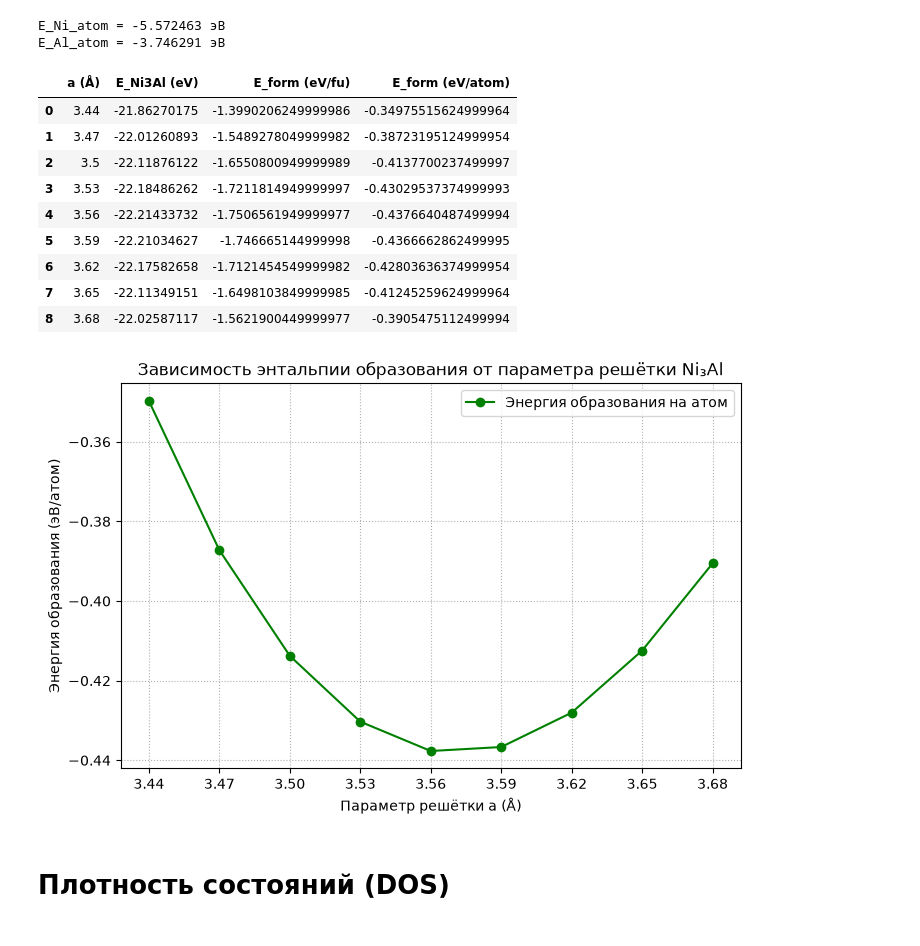
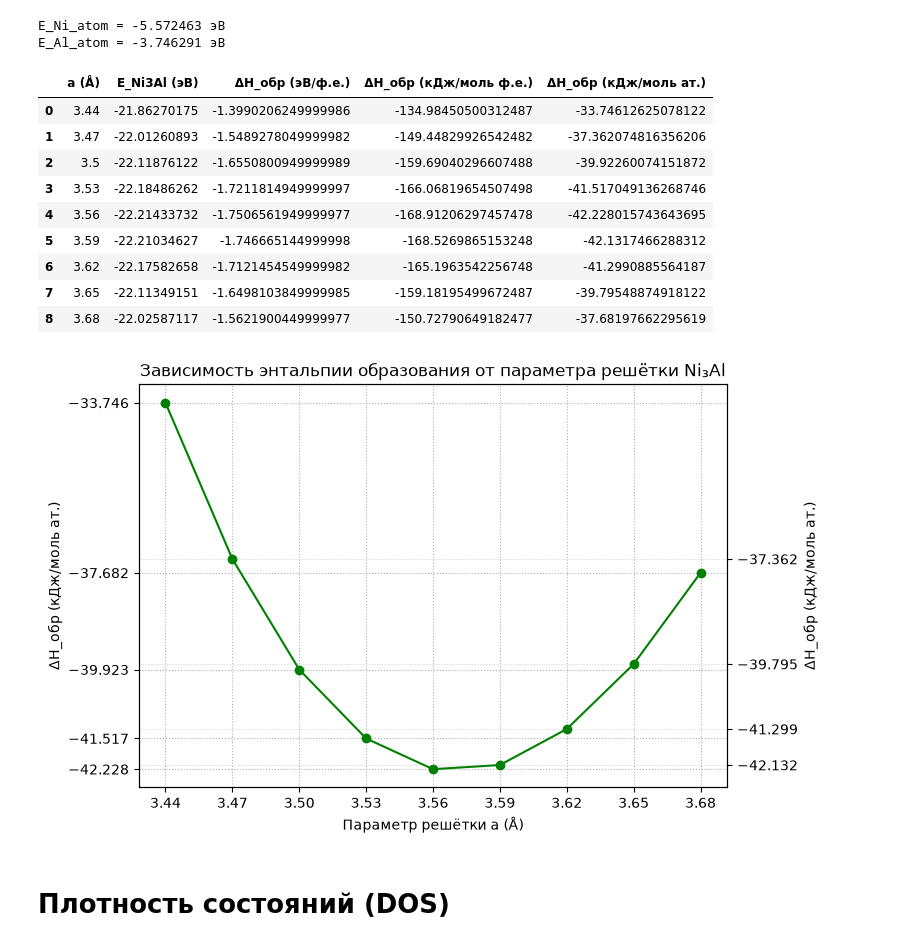
Before and after one commit to hherpa/HEA_L12, a Jupyter notebook: DFT/example_Ni3Al/run_06/run_6_VASP_analysis.ipynb, the cells around one changed output. Cells and saved outputs as stored; diff of their text form; code cells hidden in the pictures.

```diff
--- a/DFT/example_Ni3Al/run_06/run_6_VASP_analysis.ipynb
+++ b/DFT/example_Ni3Al/run_06/run_6_VASP_analysis.ipynb
@@ -314,42 +360,57 @@ print(f"E_Al_atom = {E_Al_atom:.6f} эВ")
 E_Ni_atom = -5.572463 эВ
 E_Al_atom = -3.746291 эВ
 # %%
-# Энергия образования на формульную единицу
+eV_to_kJ_mol = 96.485
+
 E_form_fu = [e - (3*E_Ni_atom + E_Al_atom) for e in energies]
-
-# Энергия образования на атом
-E_form_at = [e/4.0 - (0.75*E_Ni_atom + 0.25*E_Al_atom) for e in energies]
+E_form_kJ_fu = [e * eV_to_kJ_mol for e in E_form_fu]
+E_form_kJ_at = [e / 4 for e in E_form_kJ_fu]
 
 df_eos = pd.DataFrame({
     'a (Å)': a_values,
-    'E_Ni3Al (eV)': energies,
-    'E_form (eV/fu)': E_form_fu,
-    'E_form (eV/atom)': E_form_at
+    'E_Ni3Al (эВ)': energies,
+    'ΔH_обр (эВ/ф.е.)': E_form_fu,
+    'ΔH_обр (кДж/моль ф.е.)': E_form_kJ_fu,
+    'ΔH_обр (кДж/моль ат.)': E_form_kJ_at
 })
 df_eos
 # %% [output]
-|  | a (Å) | E_Ni3Al (eV) | E_form (eV/fu) | E_form (eV/atom) |
-| 0 | 3.44 | -21.86270175 | -1.3990206249999986 | -0.34975515624999964 |
-| 1 | 3.47 | -22.01260893 | -1.5489278049999982 | -0.38723195124999954 |
-| 2 | 3.5 | -22.11876122 | -1.6550800949999989 | -0.4137700237499997 |
-| 3 | 3.53 | -22.18486262 | -1.7211814949999997 | -0.43029537374999993 |
-| 4 | 3.56 | -22.21433732 | -1.7506561949999977 | -0.4376640487499994 |
-| 5 | 3.59 | -22.21034627 | -1.746665144999998 | -0.4366662862499995 |
-| 6 | 3.62 | -22.17582658 | -1.7121454549999982 | -0.42803636374999954 |
-| 7 | 3.65 | -22.11349151 | -1.6498103849999985 | -0.41245259624999964 |
-| 8 | 3.68 | -22.02587117 | -1.5621900449999977 | -0.3905475112499994 |
+|  | a (Å) | E_Ni3Al (эВ) | ΔH_обр (эВ/ф.е.) | ΔH_обр (кДж/моль ф.е.) | ΔH_обр (кДж/моль ат.) |
+| 0 | 3.44 | -21.86270175 | -1.3990206249999986 | -134.98450500312487 | -33.74612625078122 |
+| 1 | 3.47 | -22.01260893 | -1.5489278049999982 | -149.44829926542482 | -37.362074816356206 |
+| 2 | 3.5 | -22.11876122 | -1.6550800949999989 | -159.69040296607488 | -39.92260074151872 |
+| 3 | 3.53 | -22.18486262 | -1.7211814949999997 | -166.06819654507498 | -41.517049136268746 |
+| 4 | 3.56 | -22.21433732 | -1.7506561949999977 | -168.91206297457478 | -42.228015743643695 |
+| 5 | 3.59 | -22.21034627 | -1.746665144999998 | -168.5269865153248 | -42.1317466288312 |
+| 6 | 3.62 | -22.17582658 | -1.7121454549999982 | -165.1963542256748 | -41.2990885564187 |
+| 7 | 3.65 | -22.11349151 | -1.6498103849999985 | -159.18195499672487 | -39.79548874918122 |
+| 8 | 3.68 | -22.02587117 | -1.5621900449999977 | -150.72790649182477 | -37.68197662295619 |
 # %%
-plt.figure(figsize=(8,5))
-plt.plot(a_values, E_form_at, 'o-', color='green', label='Энергия образования на атом')
-plt.xlabel('Параметр решётки a (Å)')
-plt.ylabel('Энергия образования (эВ/атом)')
+fig, ax1 = plt.subplots(figsize=(8,5))
+ax1.plot(a_values, E_form_kJ_at, 'o-', color='green', label='ΔH_обр')
+ax1.set_xlabel('Параметр решётки a (Å)')
+ax1.set_ylabel('ΔH_обр (кДж/моль ат.)')
+ax1.set_xticks(a_values)
+ax1.grid(True, linestyle=':')
+
+sorted_vals = sorted(E_form_kJ_at)
+left_ticks = [sorted_vals[i] for i in range(len(sorted_vals)) if i % 2 == 0]
+right_ticks = [sorted_vals[i] for i in range(len(sorted_vals)) if i % 2 == 1]
+ax1.set_yticks(left_ticks)
+for v in right_ticks:
+    ax1.axhline(y=v, color='gray', linestyle=':', linewidth=0.5, alpha=0.5)
+
+ax2 = ax1.twinx()
+ax2.set_ylim(ax1.get_ylim())
+ax2.set_yticks(right_ticks)
+ax2.set_ylabel('ΔH_обр (кДж/моль ат.)')
+ax2.tick_params(axis='y')
+
 plt.title('Зависимость энтальпии образования от параметра решётки Ni₃Al')
-plt.xticks(a_values)
-plt.grid(True, linestyle=':')
-plt.legend()
+fig.tight_layout()
 plt.show()
 # %% [output]
-[figure, old version]
+[figure, new version]
 # %% [markdown]
 # Плотность состояний (DOS)
 # %%
```
Also changed, not shown: parts of 7 cells of this notebook.
